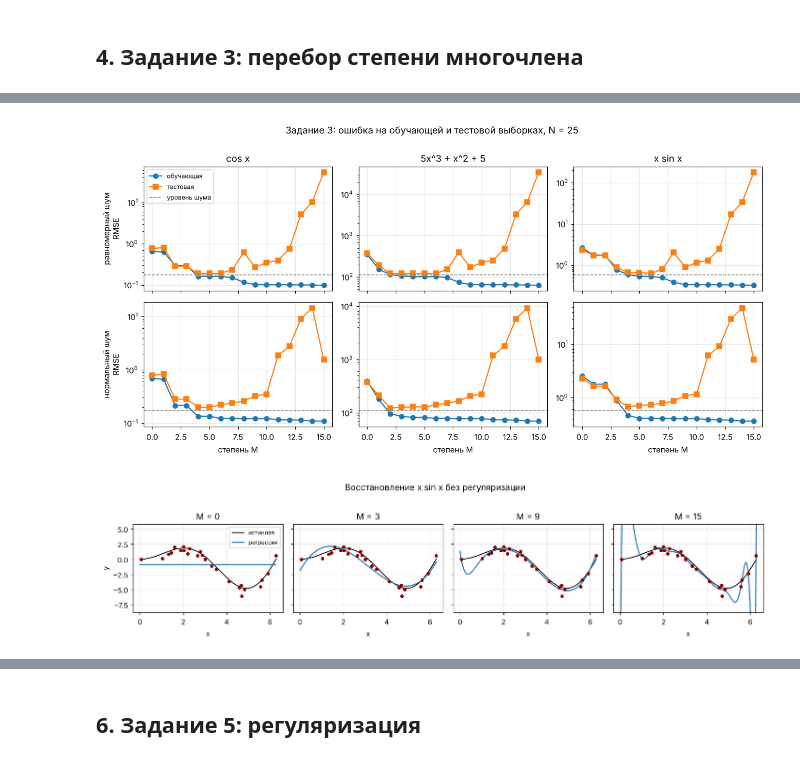
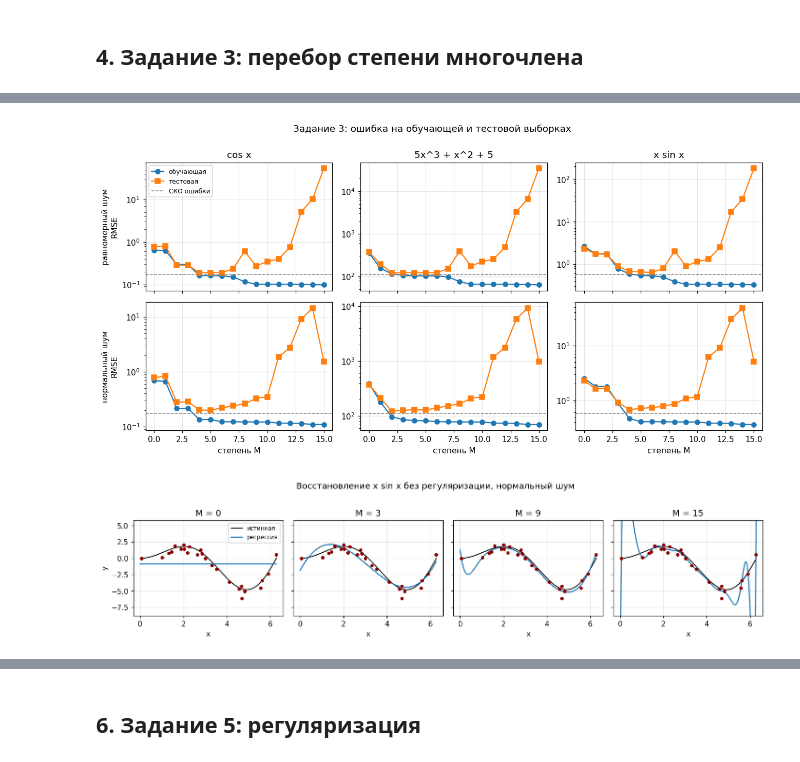
Before and after one commit to UsusCimex/NSU_DeepLearning, a Jupyter notebook: labs/lab-02-poly-regression/poly_regression.ipynb, the cells around one changed output, grey strips where cells are left out. Cells and saved outputs as stored; diff of their text form; code cells hidden in the pictures.

```diff
--- a/labs/lab-02-poly-regression/poly_regression.ipynb
+++ b/labs/lab-02-poly-regression/poly_regression.ipynb
@@ -244,24 +204,20 @@ for M in (3, 7, 11, 15):
 # %% [markdown]
 ## 4. Задание 3: перебор степени многочлена
 # %%
-N_TRAIN, N_TEST = 25, 500
 MS = list(range(16))
 
 rows = []
-for name, f in FUNCS.items():
-    eps = NOISE_SCALE[name]
-    for noise in ('равномерный', 'нормальный'):
-        rng = np.random.default_rng(20260905)
-        x_tr, y_tr = make_sample(f, N_TRAIN, noise, eps, rng)
-        x_te, y_te = make_sample(f, N_TEST, noise, eps, rng)
+for name in FUNCS:
+    for noise in NOISES:
+        x_tr, y_tr, x_te, y_te = train_test(name, noise)
         for M in MS:
             w = fit(x_tr, y_tr, M)
-            rows.append(dict(func=name, noise=noise, M=M, lam=0.0,
-                             train=rmse(w, x_tr, y_tr), test=rmse(w, x_te, y_te),
-                             wmax=float(np.abs(w).max())))
+            rows.append(dict(func=name, noise=noise, M=M,
+                             train=rmse(w, x_tr, y_tr), test=rmse(w, x_te, y_te)))
+plain = pd.DataFrame(rows)
 
-plain = pd.DataFrame(rows)
-sub = plain[(plain.func == 'x sin x') & (plain.noise == 'нормальный')]
-print('x sin x, нормальный шум:')
-print(sub[['M', 'train', 'test', 'wmax']].round(3).to_string(index=False))
+for column, title in [('train', 'обучающей'), ('test', 'тестовой')]:
+    print(f'RMSE на {title} выборке:')
+    print(plain.pivot_table(index='M', columns=['func', 'noise'], values=column).round(4).to_string())
+    print()
 # %% [output]
@@ -286,13 +241,13 @@ x sin x, нормальный шум:
 # %%
 fig, axes = plt.subplots(2, 3, figsize=(12, 6), sharex=True)
 for col, name in enumerate(FUNCS):
-    for row, noise in enumerate(('равномерный', 'нормальный')):
+    for row, noise in enumerate(NOISES):
         ax = axes[row, col]
         s = plain[(plain.func == name) & (plain.noise == noise)]
         ax.semilogy(s.M, s.train, marker='o', label='обучающая')
         ax.semilogy(s.M, s.test, marker='s', label='тестовая')
         ax.axhline(NOISE_SCALE[name] / np.sqrt(3), color='gray', ls='--', lw=1,
-                   label='уровень шума')
+                   label='СКО ошибки')
         ax.grid(alpha=0.3)
         if row == 0:
             ax.set_title(name)
@@ -301,31 +256,29 @@ for col, name in enumerate(FUNCS):
         if col == 0:
             ax.set_ylabel(f'{noise} шум\nRMSE')
 axes[0, 0].legend(fontsize=8)
-fig.suptitle('Задание 3: ошибка на обучающей и тестовой выборках, N = 25', y=1.0)
+fig.suptitle('Задание 3: ошибка на обучающей и тестовой выборках', y=1.0)
 plt.tight_layout()
 plt.show()
 # %% [output]
-[figure, old version]
+[figure, new version]
 # %%
+name = 'x sin x'
+x_tr, y_tr, _, _ = train_test(name, 'нормальный')
+grid = np.linspace(A_INT, B_INT, 400)
 fig, axes = plt.subplots(1, 4, figsize=(13, 3.1), sharey=True)
-name = 'x sin x'
-f = FUNCS[name]
-rng = np.random.default_rng(20260905)
-x_tr, y_tr = make_sample(f, N_TRAIN, 'нормальный', NOISE_SCALE[name], rng)
-grid = np.linspace(A_INT, B_INT, 400)
 for ax, M in zip(axes, [0, 3, 9, 15]):
     w = fit(x_tr, y_tr, M)
-    ax.plot(grid, f(grid), color='black', lw=1.2, label='истинная')
+    ax.plot(grid, FUNCS[name](grid), color='black', lw=1.2, label='истинная')
     ax.plot(grid, predict(w, grid), color='tab:blue', label='регрессия')
     ax.scatter(x_tr, y_tr, color='darkred', s=14, zorder=3)
-    ax.set_ylim(f(grid).min() - 4, f(grid).max() + 4)
+    ax.set_ylim(FUNCS[name](grid).min() - 4, FUNCS[name](grid).max() + 4)
     ax.set_title(f'M = {M}')
     ax.set_xlabel('x')
     ax.grid(alpha=0.3)
 axes[0].set_ylabel('y')
 axes[0].legend(fontsize=8)
-fig.suptitle('Восстановление x sin x без регуляризации', y=1.02)
+fig.suptitle('Восстановление x sin x без регуляризации, нормальный шум', y=1.02)
 plt.tight_layout()
 plt.show()
 # %% [output]
-[figure, old version]
+[figure, new version]
```
Also changed, not shown: parts of 27 cells of this notebook, 9 other files.
